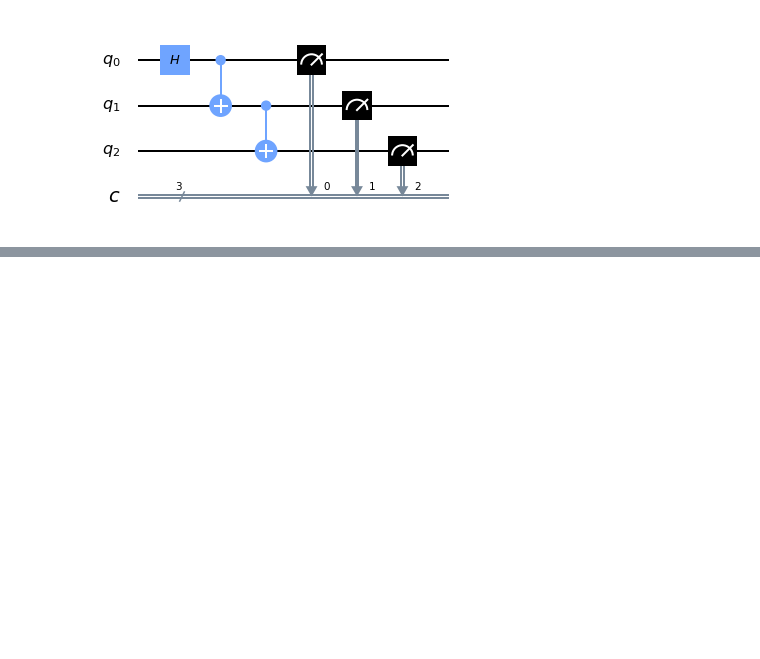
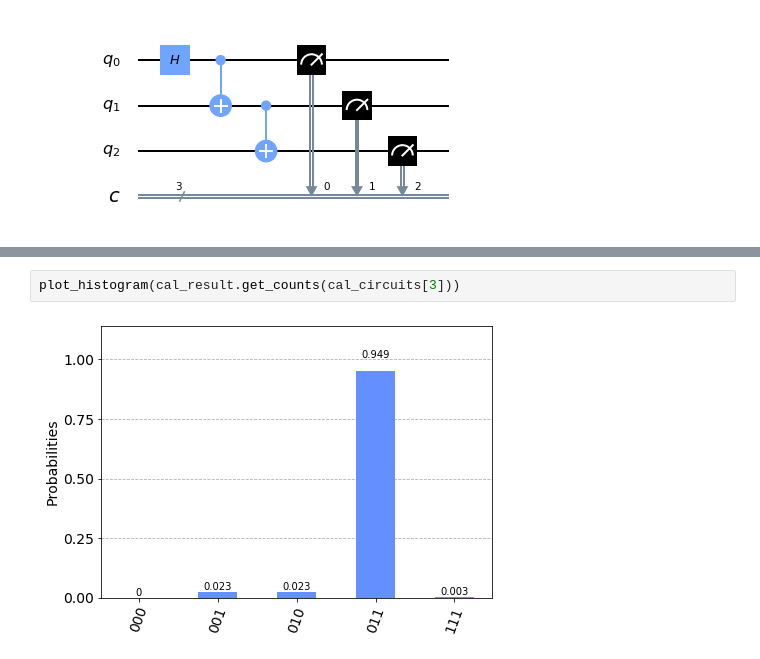
Before and after one commit to Sahel13/Qiskit-Intro, a Jupyter notebook: ErrorMitigation.ipynb, the cells around one changed output, grey strips where cells are left out. Cells and saved outputs as stored; diff of their text form; blank space fills up the shorter version.

```diff
--- a/ErrorMitigation.ipynb
+++ b/ErrorMitigation.ipynb
@@ -48,0 +61,4 @@ cal_circuits, state_labels = complete_meas_cal()
+# %%
+plot_histogram(cal_result.get_counts(cal_circuits[3]))
+# %% [output]
+[figure, added]
```
Also changed, not shown: parts of 16 cells of this notebook.
